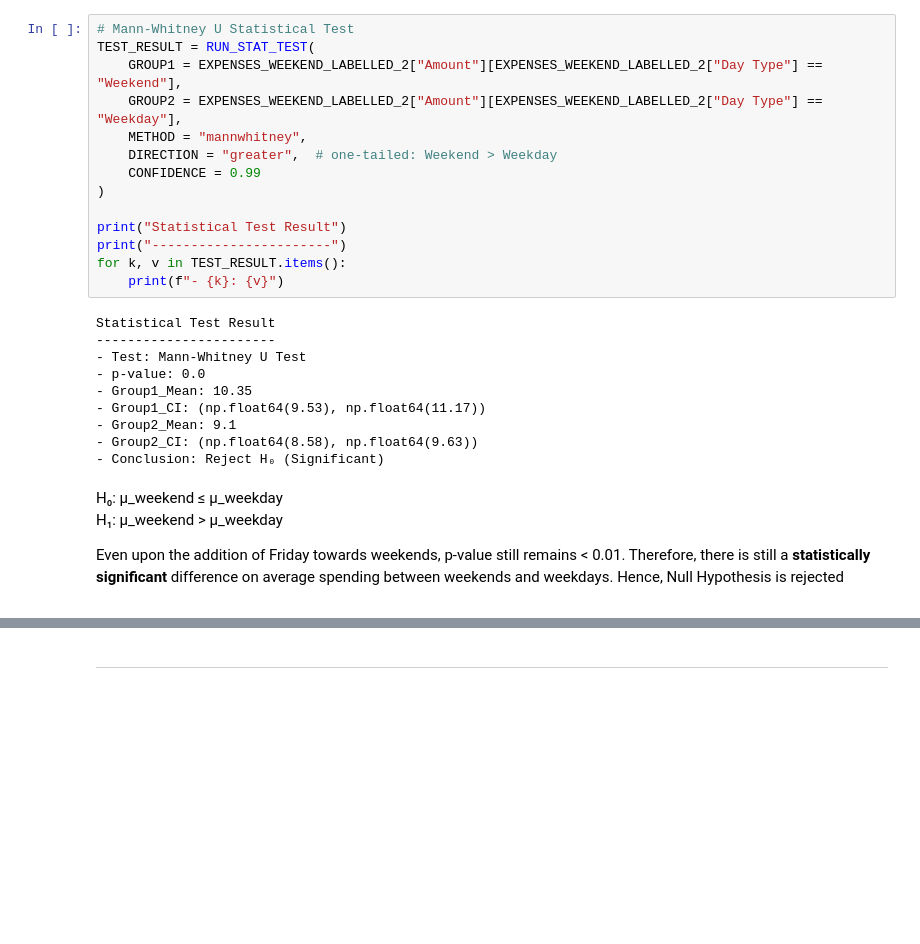
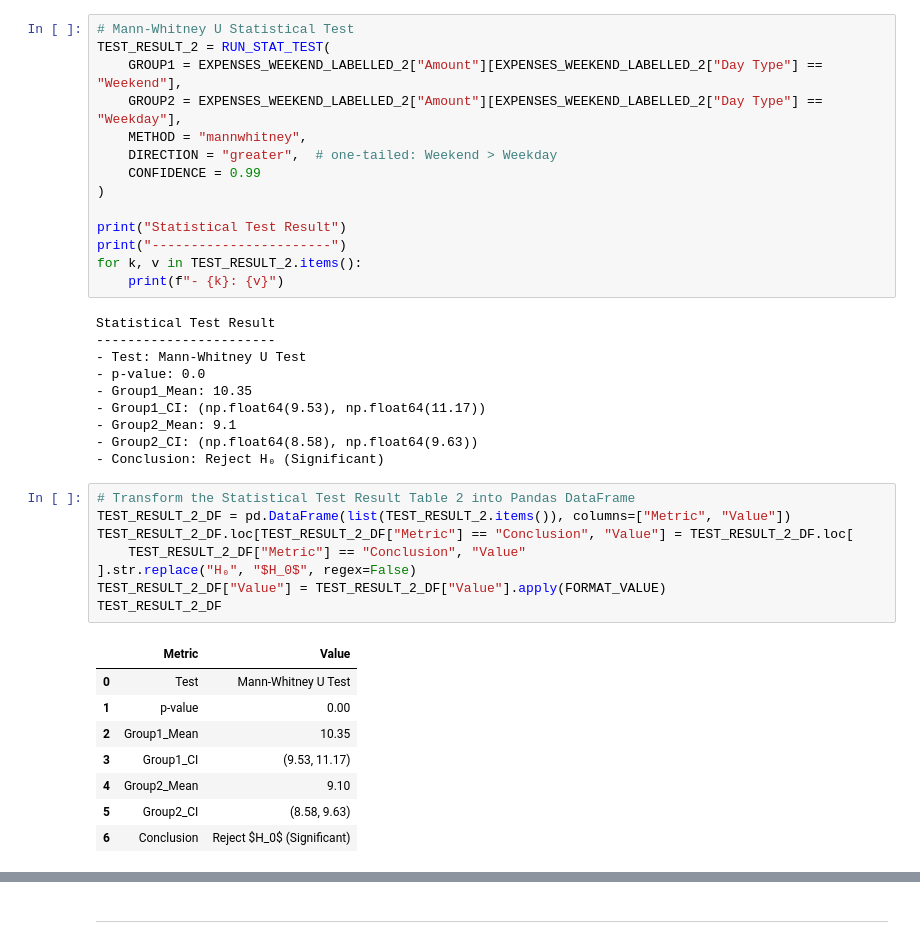
Before and after one commit to fawiyogo001/Paktolos, a Jupyter notebook: NOTEBOOKS/CASH_FLOW_DATA_ANALYSIS.ipynb, the cells around one changed output, grey strips where cells are left out. Cells and saved outputs as stored; diff of their text form; blank space fills up the shorter version.

Commit message:
Addition & Improvement on the Dynamic Report Generation

```diff
--- a/NOTEBOOKS/CASH_FLOW_DATA_ANALYSIS.ipynb
+++ b/NOTEBOOKS/CASH_FLOW_DATA_ANALYSIS.ipynb
@@ -837,6 +1167,6 @@ going to be recalculated to confirm the findings.
 # %%
 # Mann-Whitney U Statistical Test
-TEST_RESULT = RUN_STAT_TEST(
+TEST_RESULT_2 = RUN_STAT_TEST(
     GROUP1 = EXPENSES_WEEKEND_LABELLED_2["Amount"][EXPENSES_WEEKEND_LABELLED_2["Day Type"] == "Weekend"],
     GROUP2 = EXPENSES_WEEKEND_LABELLED_2["Amount"][EXPENSES_WEEKEND_LABELLED_2["Day Type"] == "Weekday"],
     METHOD = "mannwhitney",
@@ -846,7 +1176,7 @@ TEST_RESULT = RUN_STAT_TEST(
 
 print("Statistical Test Result")
 print("-----------------------")
-for k, v in TEST_RESULT.items():
+for k, v in TEST_RESULT_2.items():
     print(f"- {k}: {v}")
 # %% [output]
 Statistical Test Result
@@ -858,12 +1188,20 @@ Statistical Test Result
 - Group2_Mean: 9.1
 - Group2_CI: (np.float64(8.58), np.float64(9.63))
 - Conclusion: Reject H₀ (Significant)
-# %% [markdown]
-<p>
-H₀: μ_weekend ≤ μ_weekday
-<br>
-H₁: μ_weekend > μ_weekday
-
-Even upon the addition of Friday towards weekends, p-value still remains < 0.01. Therefore, there is still a <b>statistically significant</b> difference on average spending between weekends and weekdays. Hence, Null Hypothesis is  rejected
-
-</p>
+# %%
+# Transform the Statistical Test Result Table 2 into Pandas DataFrame
+TEST_RESULT_2_DF = pd.DataFrame(list(TEST_RESULT_2.items()), columns=["Metric", "Value"])
+TEST_RESULT_2_DF.loc[TEST_RESULT_2_DF["Metric"] == "Conclusion", "Value"] = TEST_RESULT_2_DF.loc[
+    TEST_RESULT_2_DF["Metric"] == "Conclusion", "Value"
+].str.replace("H₀", "$H_0$", regex=False)
+TEST_RESULT_2_DF["Value"] = TEST_RESULT_2_DF["Value"].apply(FORMAT_VALUE)
+TEST_RESULT_2_DF
+# %% [output]
+|  | Metric | Value |
+| 0 | Test | Mann-Whitney U Test |
+| 1 | p-value | 0.00 |
+| 2 | Group1_Mean | 10.35 |
+| 3 | Group1_CI | (9.53, 11.17) |
+| 4 | Group2_Mean | 9.10 |
+| 5 | Group2_CI | (8.58, 9.63) |
+| 6 | Conclusion | Reject $H_0$ (Significant) |
```
Also changed, not shown: parts of 66 cells of this notebook, 24 other files.
